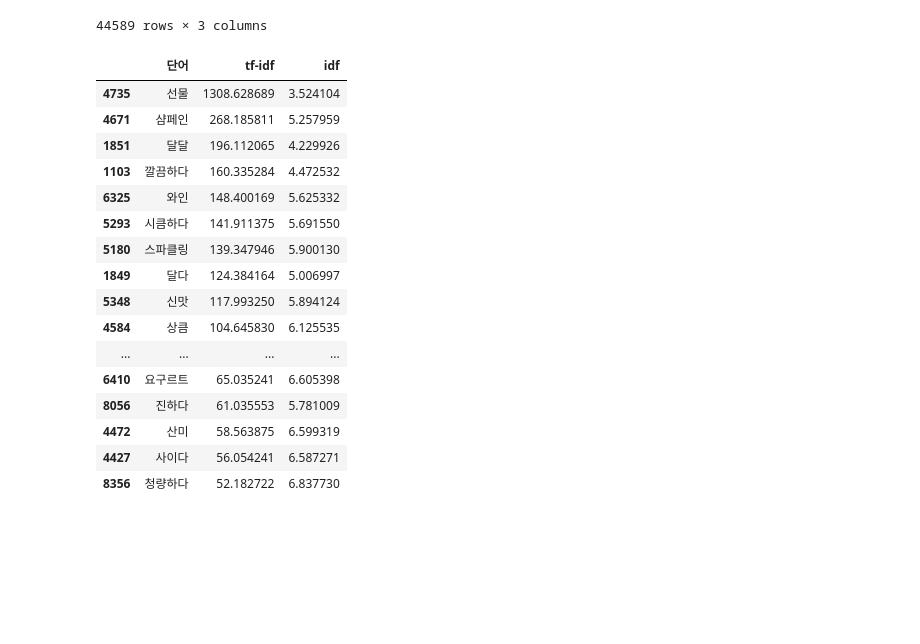
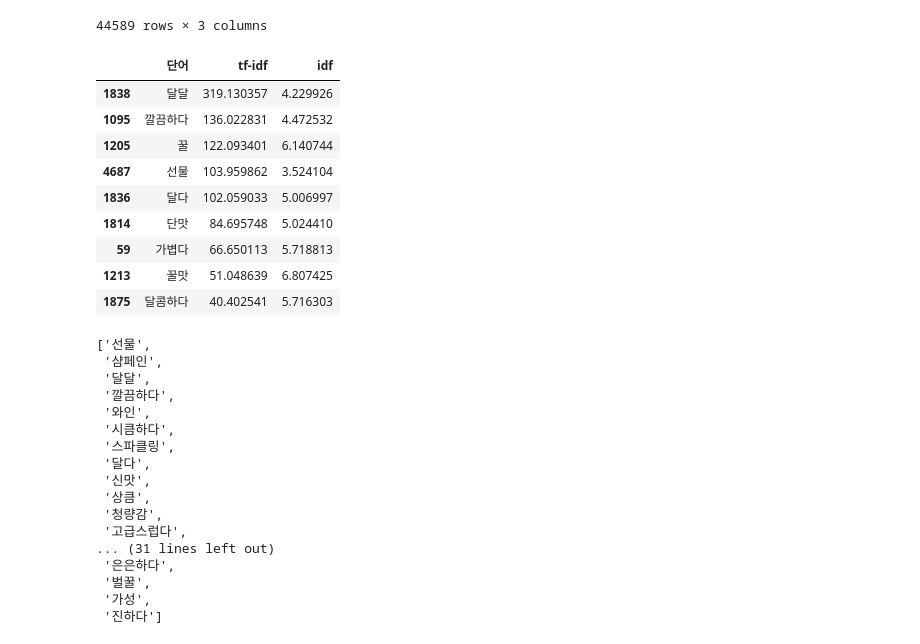
Before and after one commit to JJongSSu/Study, a Jupyter notebook: Teamproject/second/hashtag/해시태그.ipynb, the cells around one changed output. Drawn from its saved outputs; the diff is of its cells as text; code cells hidden in the pictures; blank space fills up the shorter version.

```diff
--- a/Teamproject/second/hashtag/해시태그.ipynb
+++ b/Teamproject/second/hashtag/해시태그.ipynb
@@ -28,8 +28,14 @@ stopwords.extend(['에서','고','이다','는','한','씨', "것","거","게","
                  ,'풍부하다', '모임', '해드리다', '빠지다', '나서다', '원래', '아빠', '걸리다', '안', '도착', '없이'
                  ,'하루', '딱이다', '상태', '향', '후', '설', '주변', '사서', '때문', '반하다', '연말'
                  ,'해봤다', '강추', '찾다', '자꾸', '살짝', '몇번', '빨', '요즘', '신세계', '사진', '생일'
-                 ,'빠르다', '자다', '구매', '마시다', '받다', '보다', '없다', '새다', '숙취', '아스파탐', '대포', '넘어가다']) #불용어 추가
-
+                 ,'빠르다', '자다', '구매', '마시다', '받다', '보다', '없다', '새다', '숙취', '아스파탐', '대포', '넘어가다','주가'
+                 ,'지나다', '무', '머리', '편하다', '아프다', '두다', '인터넷', '택배', '숙성하다', '일주일', '봄', '배달', '만들다', '애용', '냉장고'
+                 ,'여름', '잔', '앞', '며칠', '팔다', '달라지다', '가장', '변하다', '번창', '안전하다', '젤', '배상면', '건강하다', '굿굿'
+                 ,'따르다', '이용', '확실하다', '날짜', '시중', '들어가다', '첨가', '유통', '아이스팩', '제조', '넣다', '생', '다양하다','종류','들어가다','전통주','마켓','술술','후기','사보다','부담','여러가지','리뷰','블루'
+                 ,'인기','궁금하다','대상','무난','취향','적다','단','평이','이용','터지다','맘'
+                 ]
+                 +'뒤 비비 이 있 하 것 들 그 되 수 이 보 않 없 나 사람 주 아니 등 같 우리 때 년 가 한 지 대하 오 말 일 그렇 위하 기한 달라 첫날 첨 주말 걱정 전이 이유 해보다 저번 보지 함 기대다 상 비 베스트 도수 음 존맛 개인'.split()
+                 ) #불용어 추가
 stopwords=set(stopwords) # 중복제거
 
 # 형태소 분석 함수 만들기
@@ -69,6 +75,7 @@ for name in name_list:
     data.doc = data.doc.str.replace("\s+", " ") # white space 삭제
     data.doc = data.doc.str.replace("럽고목","럽고 목")
     data.doc = data.doc.str.replace("부 드럽","부드럽")
+    data.doc = data.doc.str.replace("가성", "가성비")
     data.dropna(inplace=True)
     data.reset_index(drop=True, inplace=True)
     # globals()["감홍로 40도"] 등으로 데이터 프레임 저장됨
@@ -97,8 +104,8 @@ tfidf = TfidfVectorizer(tokenizer=okt_pos_tagging)
 tfidf_fit = tfidf.fit(all_data.doc)
 # %%
 # 특징을 추출할 문서의 tf-idf를 구함
-# "술 리뷰(복순도가)","느린마을 막걸리","술 리뷰(죽향도가)"
-a = "술 리뷰(복순도가)"
+# "술 리뷰(복순도가)" : 110,"느린마을 막걸리" : 130,"술 리뷰(죽향도가)" : 300
+a = "술 리뷰(죽향도가)"
 bow_rep_tfidf = tfidf_fit.transform(globals()[a].doc)
 word_count = pd.DataFrame({
     '단어': tfidf.get_feature_names(),
@@ -108,30 +115,25 @@ word_count = pd.DataFrame({
 # %%
 # idf 가 높을수록 잘 안나오는 단어
 # tf-idf 가 높을수록 중요한 단어
 # 두값을 적절히 조정해서 특징 추출
 
-word_count.sort_values('tf-idf',ascending=False).head(50)[word_count['idf']>3.5][word_count['tf-idf'] * (len(all_data)/len(globals()[a]))>110]
+word_count.sort_values('tf-idf',ascending=False).head(50)[word_count['idf']>3.5][word_count['tf-idf'] * (len(all_data)/len(globals()[a]))>300]
 # %% [output]
 |  | 단어 | tf-idf | idf |
-| 4735 | 선물 | 1308.628689 | 3.524104 |
-| 4671 | 샴페인 | 268.185811 | 5.257959 |
-| 1851 | 달달 | 196.112065 | 4.229926 |
-| 1103 | 깔끔하다 | 160.335284 | 4.472532 |
-| 6325 | 와인 | 148.400169 | 5.625332 |
-| 5293 | 시큼하다 | 141.911375 | 5.691550 |
-| 5180 | 스파클링 | 139.347946 | 5.900130 |
-| 1849 | 달다 | 124.384164 | 5.006997 |
-| 5348 | 신맛 | 117.993250 | 5.894124 |
-| 4584 | 상큼 | 104.645830 | 6.125535 |
-| ... | ... | ... | ... |
-| 6410 | 요구르트 | 65.035241 | 6.605398 |
-| 8056 | 진하다 | 61.035553 | 5.781009 |
-| 4472 | 산미 | 58.563875 | 6.599319 |
-| 4427 | 사이다 | 56.054241 | 6.587271 |
-| 8356 | 청량하다 | 52.182722 | 6.837730 |
+| 1838 | 달달 | 319.130357 | 4.229926 |
+| 1095 | 깔끔하다 | 136.022831 | 4.472532 |
+| 1205 | 꿀 | 122.093401 | 6.140744 |
+| 4687 | 선물 | 103.959862 | 3.524104 |
+| 1836 | 달다 | 102.059033 | 5.006997 |
+| 1814 | 단맛 | 84.695748 | 5.024410 |
+| 59 | 가볍다 | 66.650113 | 5.718813 |
+| 1213 | 꿀맛 | 51.048639 | 6.807425 |
+| 1875 | 달콤하다 | 40.402541 | 5.716303 |
 # %%
 # 특징을 추출할 문서의 tf-idf를 구함
 a = ["술 리뷰(복순도가)","느린마을 막걸리","술 리뷰(죽향도가)"]
+Tags = {"boksundoga": [],"maeul": [],"jukhyang": []}
+keys = ["boksundoga","maeul","jukhyang"]
 for i in range(len(a)):
     bow_rep_tfidf = tfidf_fit.transform(globals()[a[i]].doc)
     word_count = pd.DataFrame({
@@ -140,7 +142,32 @@ for i in range(len(a)):
         'idf': tfidf.idf_
     })
 
+    df = word_count.sort_values('tf-idf',ascending=False).head(50)[word_count['idf']>3.5][word_count['tf-idf'] * (len(all_data)/len(globals()[a[i]]))>110]
+
     word_count.sort_values('tf-idf',ascending=False).head(50)[word_count['idf']>3.5][word_count['tf-idf'] * (len(all_data)/len(globals()[a[i]]))>110].to_csv(f'막걸리_특징{i}.csv')
+
+    for i in range(len(Tags)):
+        for j in df['단어']:
+            Tags[keys[i]].append(j)
+Tags['boksundoga']
+# %% [output]
+['선물',
+ '샴페인',
+ '달달',
+ '깔끔하다',
+ '와인',
+ '시큼하다',
+ '스파클링',
+ '달다',
+ '신맛',
+ '상큼',
+ '청량감',
+ '고급스럽다',
+... (31 lines left out)
+ '은은하다',
+ '벌꿀',
+ '가성',
+ '진하다']
 # %%
 df = pd.read_csv('막걸리_특징0.csv')
 del df['Unnamed: 0']
```
Also changed, not shown: parts of 6 cells of this notebook, 3 other files.
